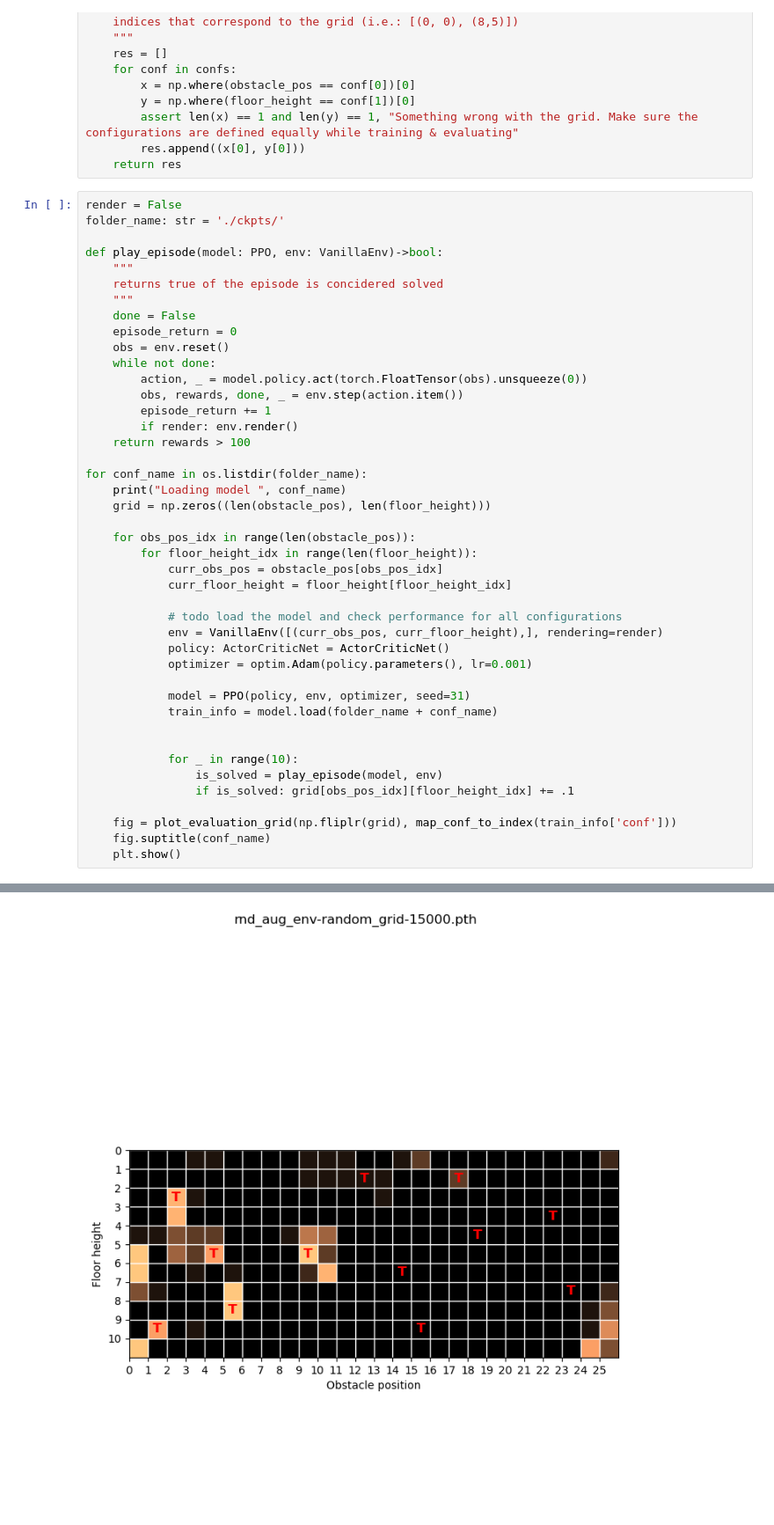
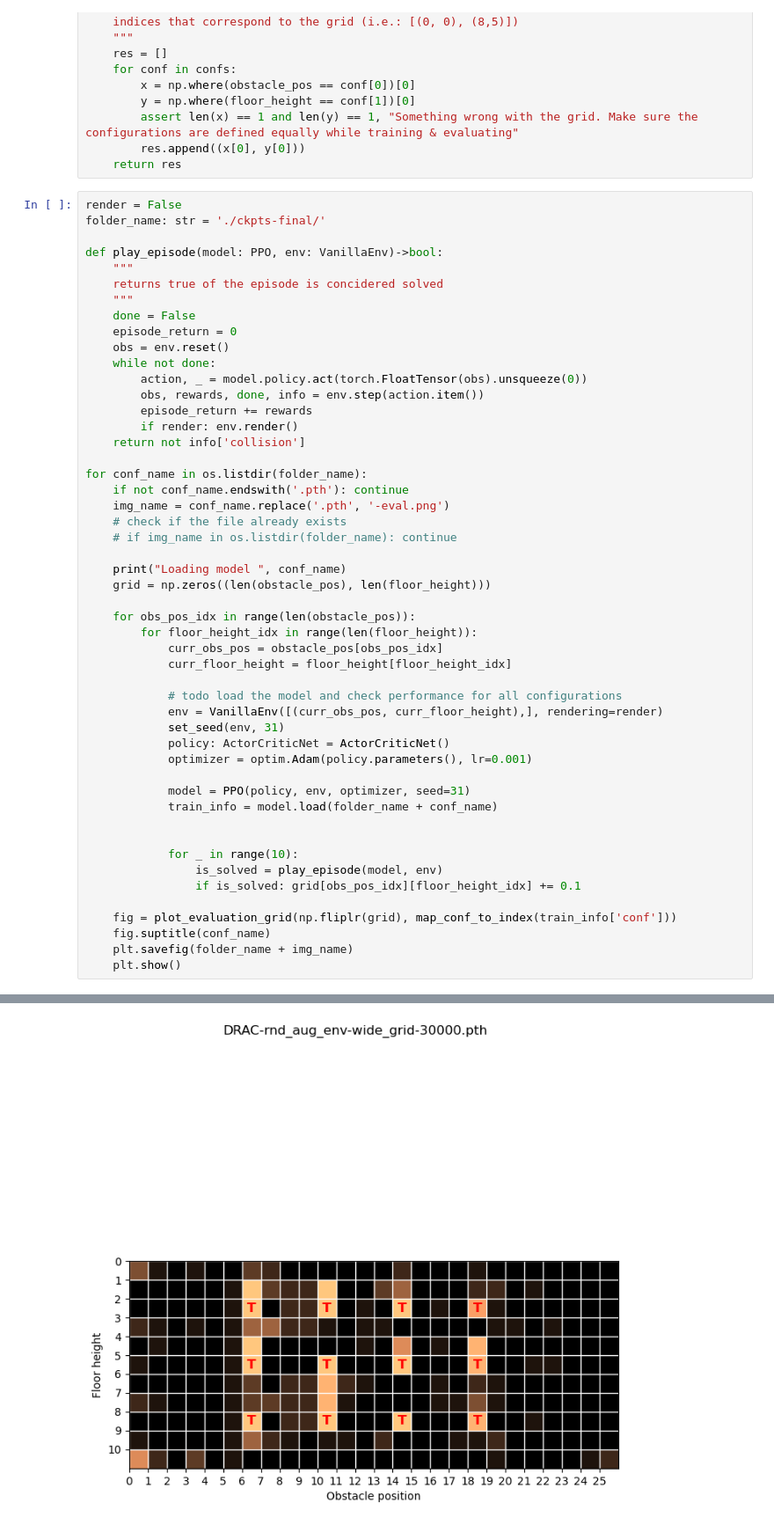
Before and after one commit to manusimidt/jku_practical_work, a Jupyter notebook: visualize_configuration.ipynb, the cells around one changed output, grey strips where cells are left out. Shown: that part at 88% size. Cells and saved outputs as stored; diff of their text form; blank space fills up the shorter version.

```diff
--- a/visualize_configuration.ipynb
+++ b/visualize_configuration.ipynb
@@ -75,7 +79,7 @@ def map_conf_to_index(confs:list)->list:
     return res
 # %%
 render = False
-folder_name: str = './ckpts/'
+folder_name: str = './ckpts-final/'
 
 def play_episode(model: PPO, env: VanillaEnv)->bool:
     """
@@ -86,12 +90,17 @@ def play_episode(model: PPO, env: VanillaEnv)->bool:
     obs = env.reset()
     while not done:
         action, _ = model.policy.act(torch.FloatTensor(obs).unsqueeze(0))
-        obs, rewards, done, _ = env.step(action.item())
-        episode_return += 1
+        obs, rewards, done, info = env.step(action.item())
+        episode_return += rewards
         if render: env.render()
-    return rewards > 100
+    return not info['collision']
 
 for conf_name in os.listdir(folder_name):
+    if not conf_name.endswith('.pth'): continue
+    img_name = conf_name.replace('.pth', '-eval.png')
+    # check if the file already exists
+    # if img_name in os.listdir(folder_name): continue
+
     print("Loading model ", conf_name)
     grid = np.zeros((len(obstacle_pos), len(floor_height)))
 
@@ -102,6 +111,7 @@ for conf_name in os.listdir(folder_name):
 
             # todo load the model and check performance for all configurations
             env = VanillaEnv([(curr_obs_pos, curr_floor_height),], rendering=render)
+            set_seed(env, 31)
             policy: ActorCriticNet = ActorCriticNet()
             optimizer = optim.Adam(policy.parameters(), lr=0.001)
 
@@ -111,9 +121,10 @@ for conf_name in os.listdir(folder_name):
 
             for _ in range(10):
                 is_solved = play_episode(model, env)
-                if is_solved: grid[obs_pos_idx][floor_height_idx] += .1
+                if is_solved: grid[obs_pos_idx][floor_height_idx] += 0.1
 
     fig = plot_evaluation_grid(np.fliplr(grid), map_conf_to_index(train_info['conf']))
     fig.suptitle(conf_name)
+    plt.savefig(folder_name + img_name)
     plt.show()
 # %% [output]
@@ -127 +138 @@ Loading model  rnd_aug_env-random_grid-15000.pth
-[figure, old version]
+[figure, new version]
```
Also changed, not shown: parts of 2 cells of this notebook, 5 other files.
